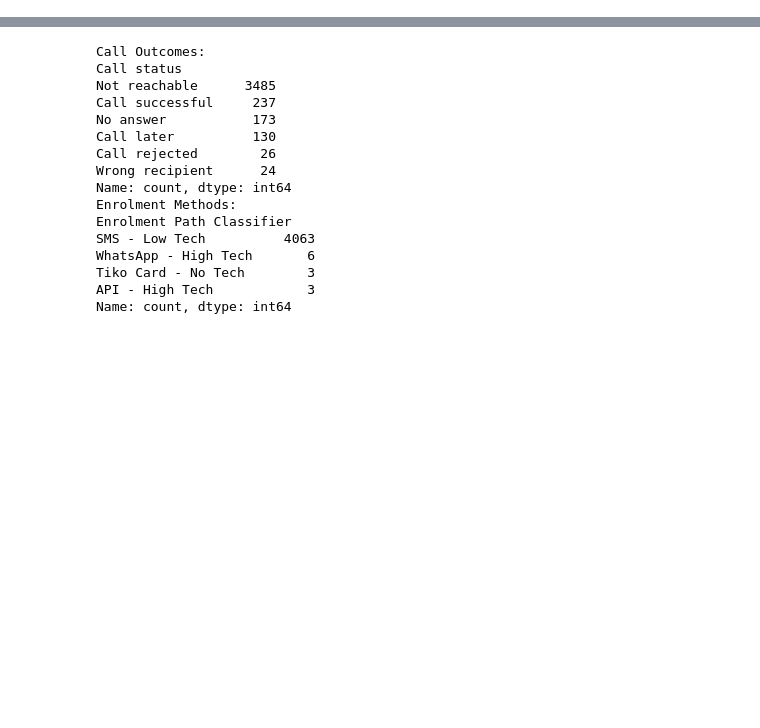
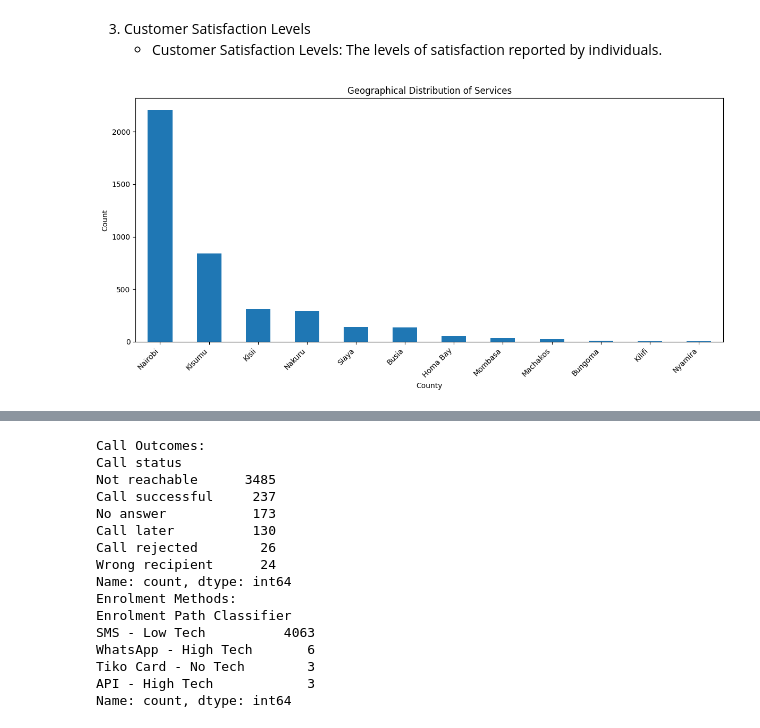
Before and after one commit to Tilda98/Risk_Analyst_Practical, a Jupyter notebook: notebooks/data_visualization.ipynb, the cells around one changed output, grey strips where cells are left out. Saved outputs shown, nothing was run; the diff lists cells and outputs as text; code cells hidden in the pictures; blank space fills up the shorter version.

```diff
--- a/notebooks/data_visualization.ipynb
+++ b/notebooks/data_visualization.ipynb
@@ -84,0 +151,17 @@ clean_merged_data.describe(include='all').T
+# %% [markdown]
+3. Customer Satisfaction Levels
+   - Customer Satisfaction Levels: The levels of satisfaction reported by individuals.
+# %%
+# 4. Geographical Distribution of Services
+county_counts = clean_merged_data['Offer Trader County Name'].value_counts()
+plt.figure(figsize=(12, 6))
+county_counts.plot(kind='bar')
+plt.title('Geographical Distribution of Services')
+plt.xlabel('County')
+plt.ylabel('Count')
+plt.xticks(rotation=45, ha='right')
+plt.tight_layout()
+plt.savefig('../charts/geographical_distribution.png')
+plt.show()
+# %% [output]
+[figure, added]
```
Also changed, not shown: parts of 43 cells of this notebook, 8 other files.
